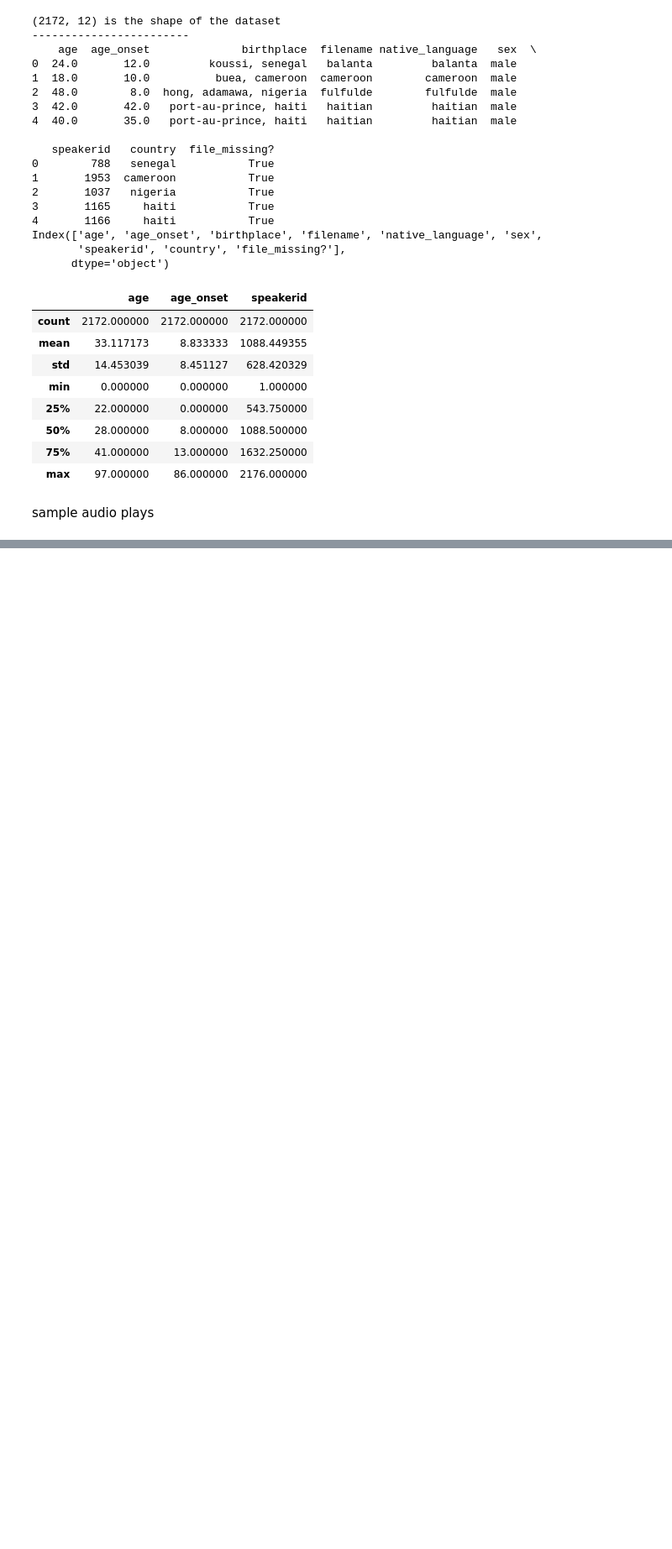
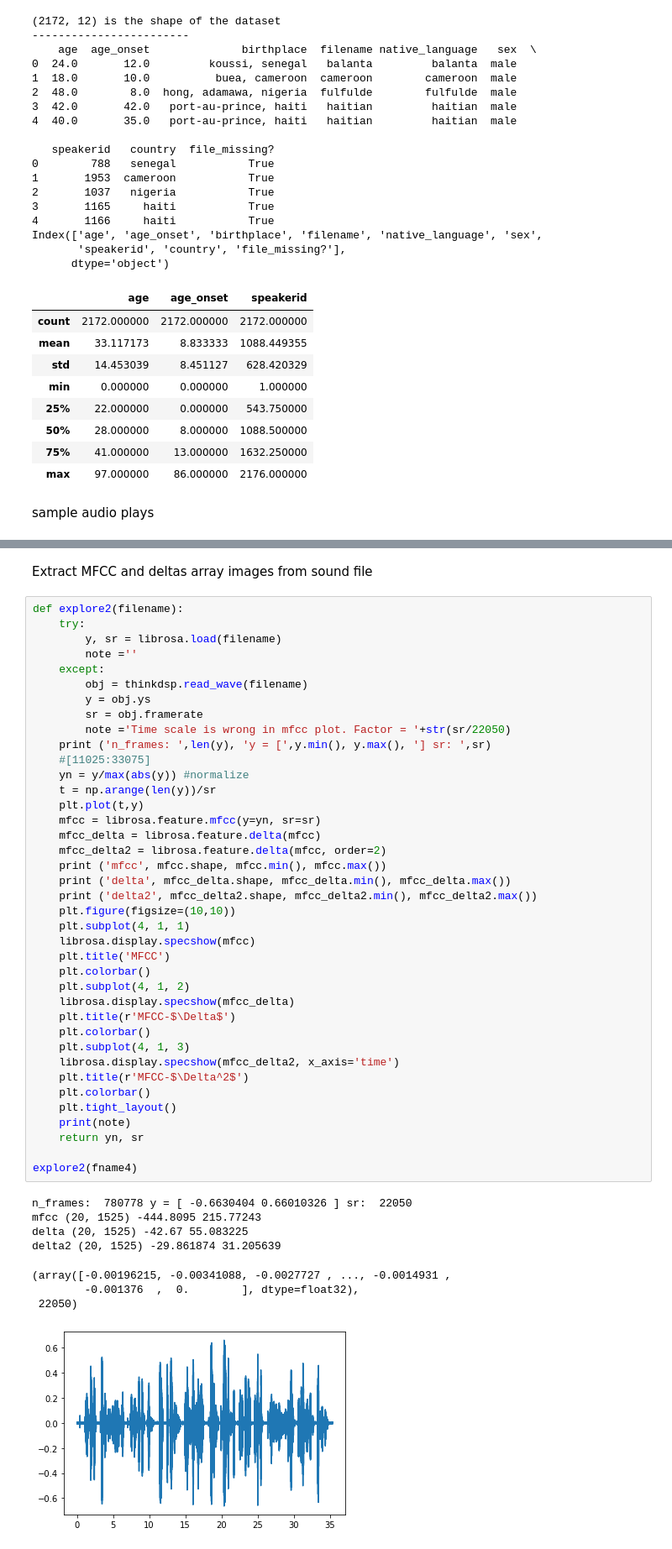
Before and after one commit to cockatoos/accent_scoring, a Jupyter notebook: accent_scoring.ipynb, the cells around one changed output, grey strips where cells are left out. Shown at 84% size. Cells and saved outputs as stored; diff of their text form; blank space fills up the shorter version.

Commit message:
accent sound files converted to MFCCs and array images

```diff
--- a/accent_scoring.ipynb
+++ b/accent_scoring.ipynb
@@ -130,3 +131,53 @@ ipd.Audio(fname4)
 680  female       1328     usa          False
 766    male       1564     usa          False
 [interactive output not drawn]
+# %% [markdown]
+Extract MFCC and deltas array images from sound file
+# %%
+def explore2(filename):
+    try:
+        y, sr = librosa.load(filename)
+        note =''
+    except:
+        obj = thinkdsp.read_wave(filename)
+        y = obj.ys
+        sr = obj.framerate
+        note ='Time scale is wrong in mfcc plot. Factor = '+str(sr/22050)
+    print ('n_frames: ',len(y), 'y = [',y.min(), y.max(), '] sr: ',sr)
+    #[11025:33075]
+    yn = y/max(abs(y)) #normalize
+    t = np.arange(len(y))/sr
+    plt.plot(t,y)
+    mfcc = librosa.feature.mfcc(y=yn, sr=sr)
+    mfcc_delta = librosa.feature.delta(mfcc)
+    mfcc_delta2 = librosa.feature.delta(mfcc, order=2)
+    print ('mfcc', mfcc.shape, mfcc.min(), mfcc.max())
+    print ('delta', mfcc_delta.shape, mfcc_delta.min(), mfcc_delta.max())
+    print ('delta2', mfcc_delta2.shape, mfcc_delta2.min(), mfcc_delta2.max())
+    plt.figure(figsize=(10,10))
+    plt.subplot(4, 1, 1)
+    librosa.display.specshow(mfcc)
+    plt.title('MFCC')
+    plt.colorbar()
+    plt.subplot(4, 1, 2)
+    librosa.display.specshow(mfcc_delta)
+    plt.title(r'MFCC-$\Delta$')
+    plt.colorbar()
+    plt.subplot(4, 1, 3)
+    librosa.display.specshow(mfcc_delta2, x_axis='time')
+    plt.title(r'MFCC-$\Delta^2$')
+    plt.colorbar()
+    plt.tight_layout()
+    print(note)
+    return yn, sr
+
+explore2(fname4)
+# %% [output]
+n_frames:  780778 y = [ -0.6630404 0.66010326 ] sr:  22050
+mfcc (20, 1525) -444.8095 215.77243
+delta (20, 1525) -42.67 55.083225
+delta2 (20, 1525) -29.861874 31.205639
+(array([-0.00196215, -0.00341088, -0.0027727 , ..., -0.0014931 ,
+        -0.001376  ,  0.        ], dtype=float32),
+ 22050)
+[figure, added]
```
Also changed, not shown: parts of 2 cells of this notebook, 1 other file.
